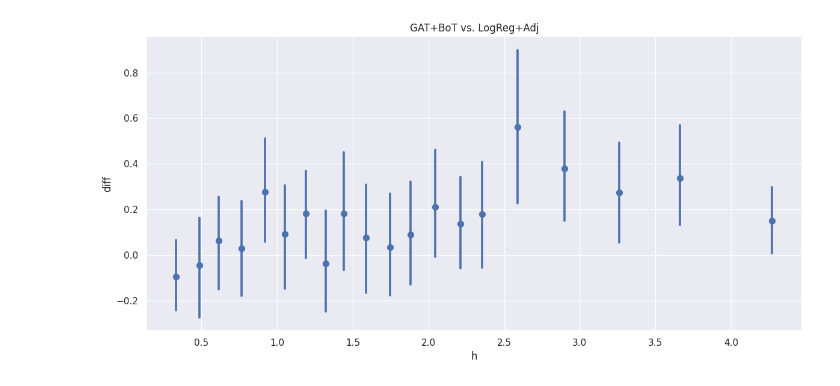
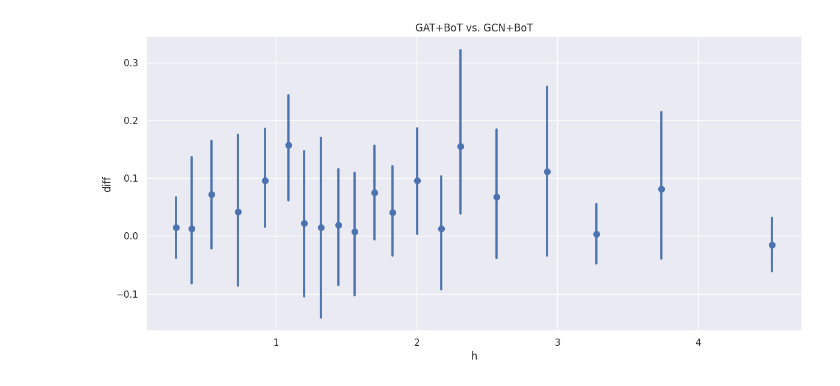
Before and after one commit to krishnanlab/obnbench, a Jupyter notebook: notebook/performance_vs_homophily.ipynb, the cells around one changed output. Saved outputs shown, nothing was run; the diff lists cells and outputs as text; code cells hidden in the pictures.

```diff
--- a/notebook/performance_vs_homophily.ipynb
+++ b/notebook/performance_vs_homophily.ipynb
@@ -173,38 +216,40 @@ plt.show()
-# %%
-# Performance difference between two models for a particular task as a function of homohpily
-# ------------------------
-model1 = "GAT+BoT"
-model2 = "LogReg+Adj"
-
-plot_scatter = False
-# -----------------
-
-datasets = list(itertools.product(networks, labels))
-
-plt.figure(figsize=(12, 6))
-diff_df = result_df.loc[:, ["dataset", "h", model1, model2]]
-diff_df["diff"] = diff_df[model1] - diff_df[model2]
-
-if plot_scatter:
-    sns.scatterplot(
-        data=diff_df,
-        x="h",
-        y="diff",
-        hue="dataset",
-        s=20,
-    )
-    plt.legend(loc="right", bbox_to_anchor=(1.4, 0.5))
-else:
-    sns.regplot(
-        data=diff_df,
-        x="h",
-        y="diff",
-        x_bins=20,
-        fit_reg=False,
-    )
-
-plt.title(f"{model1} vs. {model2}")
-plt.tight_layout()
-plt.show()
-# %% [output]
-[figure, removed]
+# %%
+# Performance difference between two models as a function of homohpily
+# ------------------------
+model1 = "GAT+BoT"
+model2 = "GCN+BoT"
+stat_type = "h"
+
+plot_scatter = False
+# -----------------
+
+datasets = list(itertools.product(networks, labels))
+
+plt.figure(figsize=(12, 6))
+# diff_df = result_df.query("model == @model1 | model == @model2").loc[:, ["dataset", stat_type, model1, model2]]
+diff_df = result_df.loc[:, ["dataset", stat_type, model1, model2]]
+diff_df["diff"] = diff_df[model1] - diff_df[model2]
+
+if plot_scatter:
+    sns.scatterplot(
+        data=diff_df,
+        x=stat_type,
+        y="diff",
+        hue="dataset",
+        s=20,
+    )
+    plt.legend(loc="right", bbox_to_anchor=(1.4, 0.5))
+else:
+    sns.regplot(
+        data=diff_df,
+        x=stat_type,
+        y="diff",
+        x_bins=20,
+        fit_reg=False,
+    )
+
+plt.title(f"{model1} vs. {model2}")
+plt.tight_layout()
+plt.show()
+# %% [output]
+[figure, added]
```
Also changed, not shown: parts of 7 cells of this notebook.
